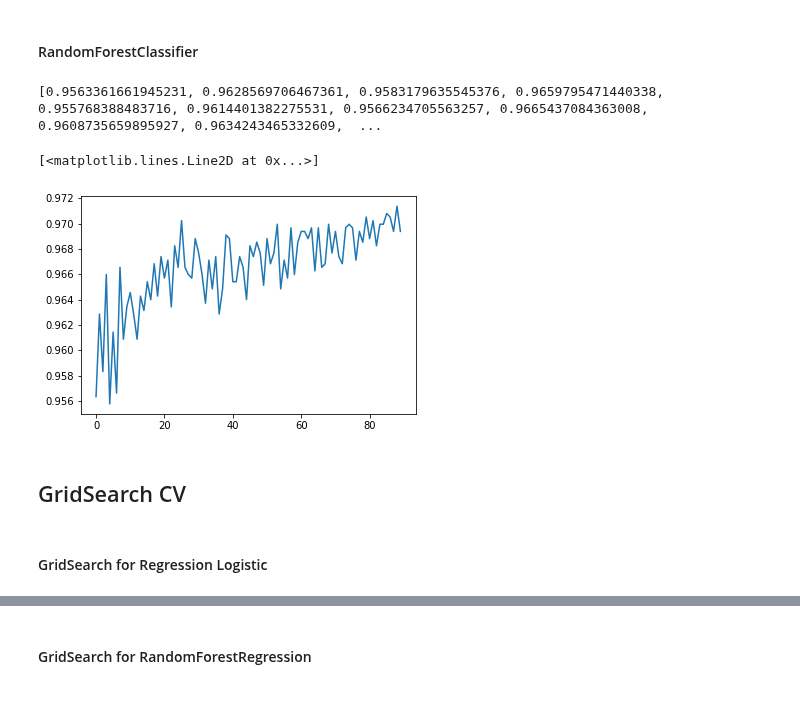
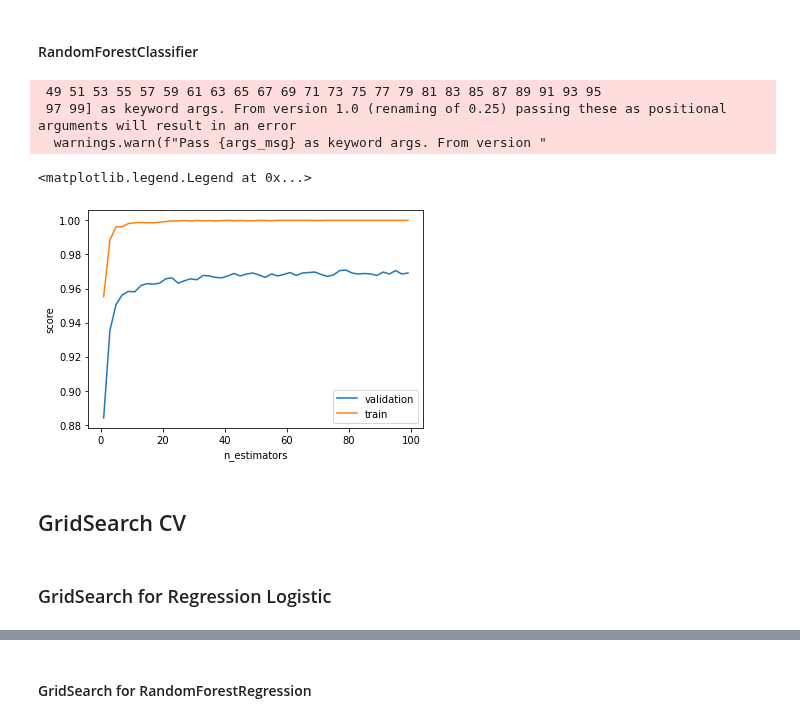
Before and after one commit to Killian-drh/Projet-HR-Analysis, a Jupyter notebook: NT_Projet_IA.ipynb, the cells around one changed output, grey strips where cells are left out. Cells and saved outputs as stored; diff of their text form; code cells hidden in the pictures.

```diff
--- a/NT_Projet_IA.ipynb
+++ b/NT_Projet_IA.ipynb
@@ -486,22 +503,36 @@ plt.plot(val_score_kneighbors)
 # %%
 # Calcul du score de cross validationn en splitant notre train set en 5 jeux de données
 # et en testant k_neighbors=1 < 50, k++
-for k in range(10, 100):
-    score = cross_val_score(RandomForestClassifier(n_estimators = k), X_train, y_train, cv=5, scoring='accuracy').mean()
-    val_score_rfc.append(score)
-    k = k + 10
+#for k in range(10, 100):
+#    score = cross_val_score(RandomForestClassifier(n_estimators = k), X_train, y_train, cv=5, scoring='accuracy').mean()
+#    val_score_rfc.append(score)
+#    k = k + 10
 
-print(val_score_rfc)
+#print(val_score_rfc)
 #Affichage du tableau de valeur des score
-plt.plot(val_score_rfc)
+#plt.plot(val_score_rfc)
+
+model = RandomForestClassifier()
+k = np.arange(start=1, stop=100, step=2)
+
+train_score, val_score = validation_curve(model, X_train, y_train,"n_estimators", k, cv=5)
+
+plt.plot(k,val_score.mean(axis=1), label='validation')
+plt.plot(k, train_score.mean(axis=1), label='train')
+
+plt.ylabel('score')
+plt.xlabel('n_estimators')
+plt.legend()
 # %% [output]
-[0.9563361661945231, 0.9628569706467361, 0.9583179635545376, 0.9659795471440338, 0.955768388483716, 0.9614401382275531, 0.9566234705563257, 0.9665437084363008, 0.9608735659895927, 0.9634243465332609,  ...
+ 49 51 53 55 57 59 61 63 65 67 69 71 73 75 77 79 81 83 85 87 89 91 93 95
+ 97 99] as keyword args. From version 1.0 (renaming of 0.25) passing these as positional arguments will result in an error
+  warnings.warn(f"Pass {args_msg} as keyword args. From version "
-[<matplotlib.lines.Line2D at 0x...>]
+<matplotlib.legend.Legend at 0x...>
-[figure, old version]
+[figure, new version]
 # %% [markdown]
 ## GridSearch CV
 # %% [markdown]
-#### GridSearch for Regression Logistic
+### GridSearch for Regression Logistic
 # %%
 params = {
     'max_iter' : np.arange(200,500)
```
Also changed, not shown: parts of 38 cells of this notebook.
